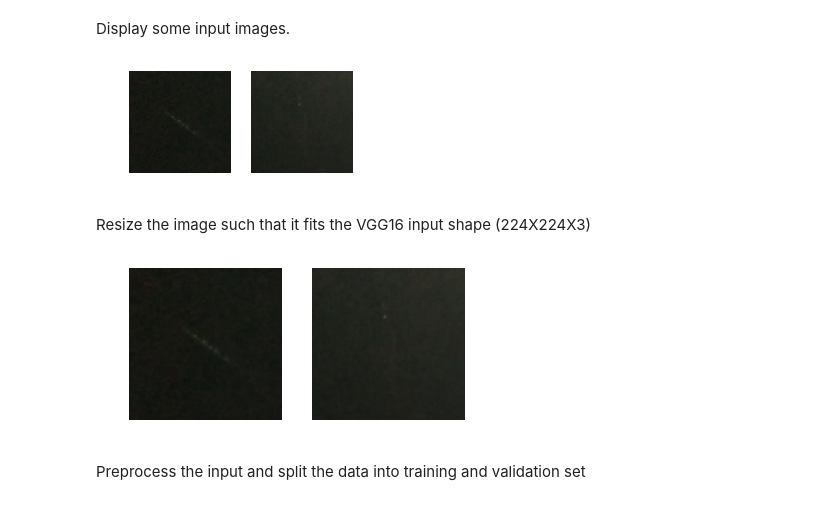
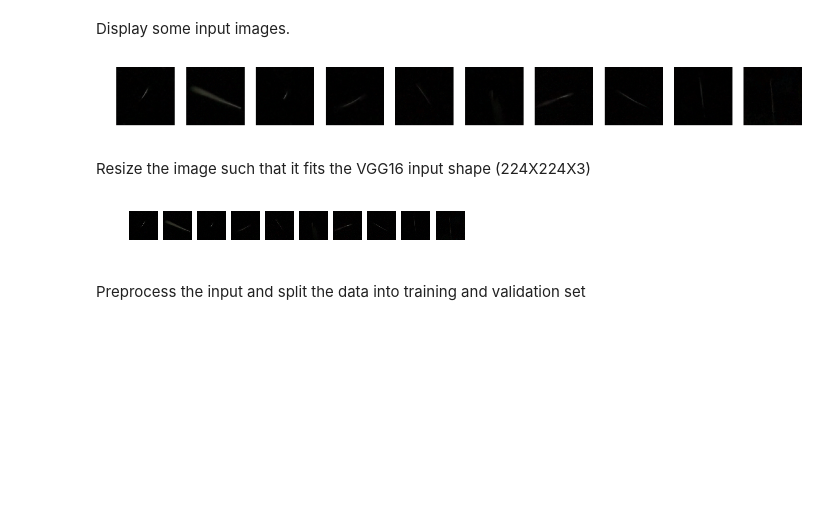
Before and after one commit to ottolau/CloudChamberTrackClassification, a Jupyter notebook: keras/cloudchamberAI_v1_train.ipynb, the cells around one changed output. Cells and saved outputs as stored; diff of their text form; code cells hidden in the pictures; blank space fills up the shorter version.

```diff
--- a/keras/cloudchamberAI_v1_train.ipynb
+++ b/keras/cloudchamberAI_v1_train.ipynb
@@ -17,13 +15,13 @@ import matplotlib.pyplot as plt
 lr_init     = 1.e-3    # Initial learning rate
 batch_size  = 8       # Training batch size
 epochs      = 120       # Number of epochs
-num_classes = 2        # Number of classes
+num_classes = 3        # Number of classes
 
 # input image dimensions
 img_rows, img_cols = 256, 256
 vgg16_shape = 224      # Shape of VGG16 input image, (224X224X3)
 
-mapping_csv = '../Data/mapping.csv'       # Name of the mapping.csv
+mapping_csv = '../Data/mapping_all.csv'       # Name of the mapping.csv
 # %% [markdown]
 ## Read the data
 
@@ -54,15 +52,15 @@ Using TensorFlow backend.
 # %% [markdown]
 Display some input images.
 # %%
-num_examples = 2
+num_examples = 10
 plt.figure(figsize=(num_examples*2, 2))
 for i in range(num_examples):
     plt.subplot(1, num_examples, i+1)
     plt.axis('off')
     example = np.squeeze(np.array(X[i]*255).astype("uint8"))
     plt.imshow(example, cmap="gray")
 # %% [output]
-[figure, old version]
+[figure, new version]
 # %% [markdown]
 Resize the image such that it fits the VGG16 input shape (224X224X3)
 # %%
@@ -79,7 +77,7 @@ for i in range(num_examples):
     example = X[i]
     plt.imshow(example, cmap="gray")
 # %% [output]
-[figure, old version]
+[figure, new version]
 # %% [markdown]
 Preprocess the input and  split the data into training and validation set
 # %%
```
Also changed, not shown: parts of 14 cells of this notebook, 7 other files.
